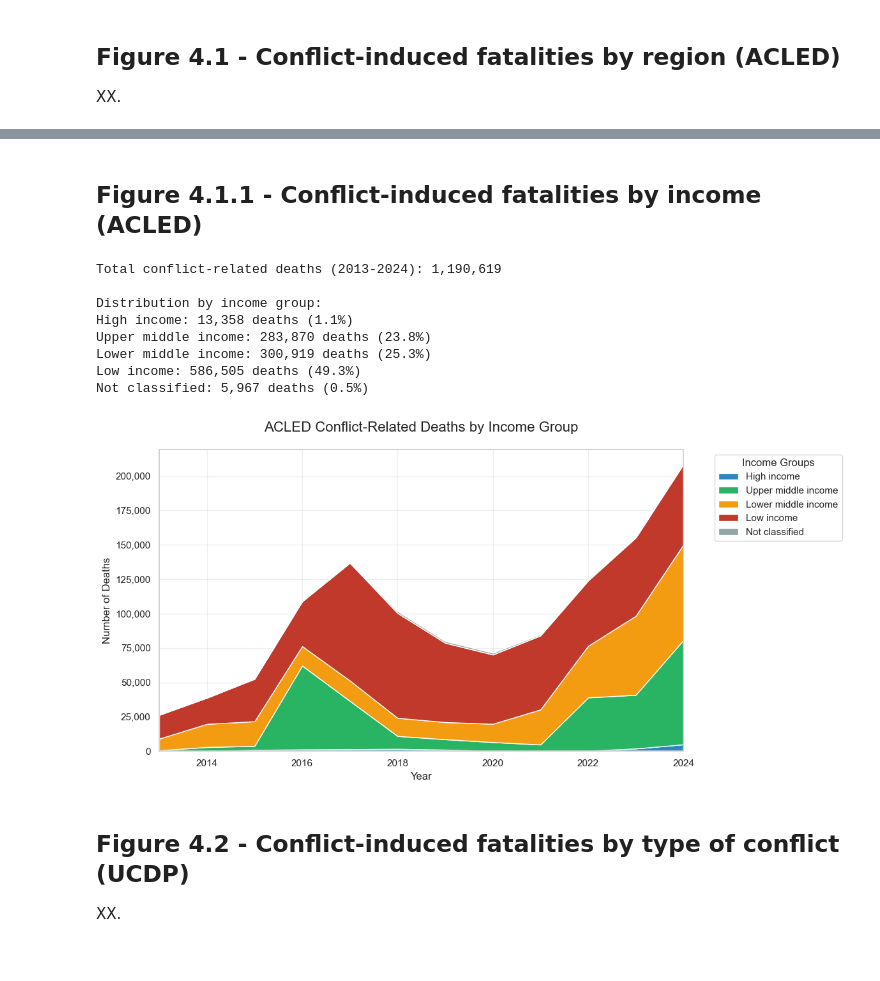
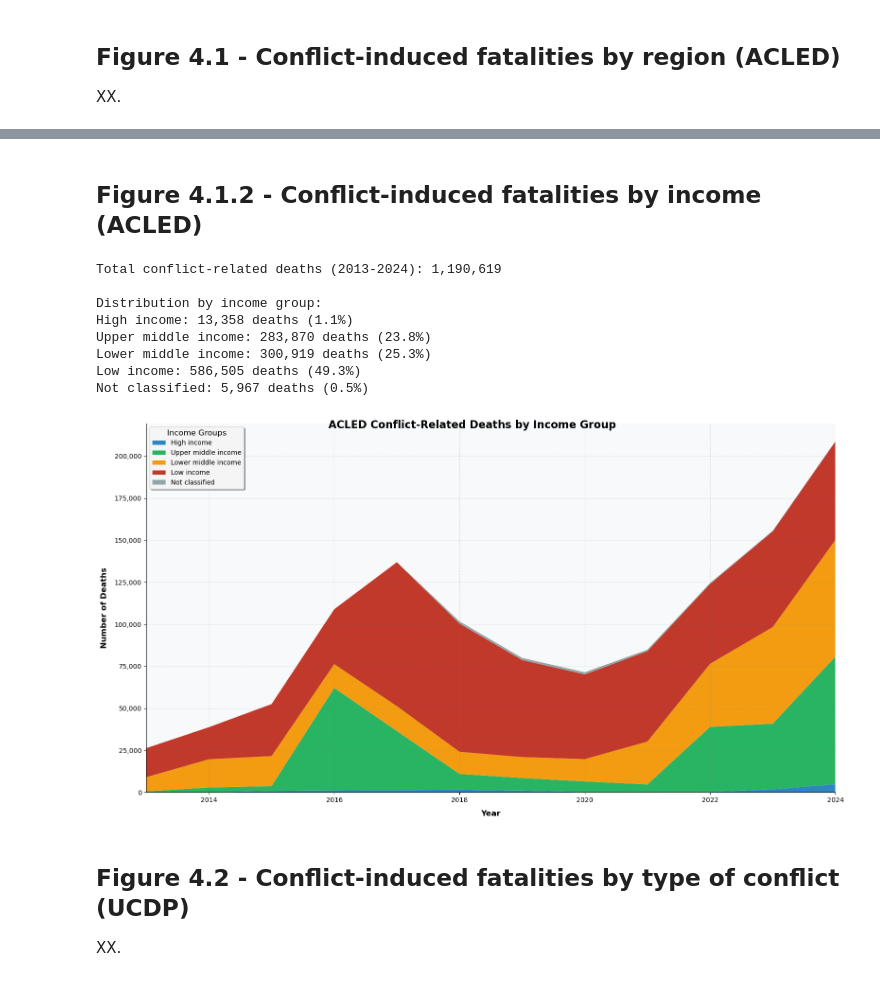
Before and after one commit to mglpurroy/slide-deck-analytics-1, a Jupyter notebook: _sources/notebooks/main.ipynb, the cells around one changed output, grey strips where cells are left out. Drawn from its saved outputs; the diff is of its cells as text; code cells hidden in the pictures.

Commit message:
Resolve merge conflicts - 02132025

```diff
--- a/_sources/notebooks/main.ipynb
+++ b/_sources/notebooks/main.ipynb
@@ -505,5 +656,5 @@ plot.show()
 # %% [markdown]
-## Figure 4.1.1 - Conflict-induced fatalities by income (ACLED)
+## Figure 4.1.2 - Conflict-induced fatalities by income (ACLED)
 # %%
 lend_group_path = os.path.join(data_dir, 'lend_group.xlsx')
 
@@ -517,21 +668,19 @@ def plot_acled_income_deaths(df_acled_crd, lend_group_path):
         DataFrame with columns: iso3, year, month, ACLED_conflict_related_deaths
     lend_group_path : str
         Path to the lending group Excel file
+    """
+    import os
+    import pandas as pd
+    import matplotlib.pyplot as plt
+    import matplotlib.patches as patches
 
-    Returns:
-    --------
-    matplotlib.pyplot
-        Stacked area plot of deaths by income group
-    """
     # Read lending group data
-    import pandas as pd
     lend_group = pd.read_excel(lend_group_path)
 
-    # Create a copy of the DataFrame to avoid modifying the original
+    # Create a copy of the DataFrame
     df = df_acled_crd.copy()
 
     # Merge with lending group data
-    # Assuming 'Code' is the ISO3 code column in lend_group
     df = df.merge(lend_group[['Code', 'Income group']],
                  left_on='iso3',
                  right_on='Code',
@@ -564,8 +713,11 @@ def plot_acled_income_deaths(df_acled_crd, lend_group_path):
     # Filter for years 2013-2024
     yearly_income_deaths = yearly_income_deaths.loc[2013:2024]
 
-    # Create the stacked area plot
-    plt.figure(figsize=(12, 6))
+    # Create plot
+    plt.style.use('default')
+    fig, ax = plt.subplots(figsize=(16, 9))
+    ax.set_facecolor('#F8F9FA')
+    fig.patch.set_facecolor('white')
 
     # Color palette for income groups
     colors = {
@@ -577,51 +729,71 @@ def plot_acled_income_deaths(df_acled_crd, lend_group_path):
     }
 
     # Plot stacked area
-    plt.stackplot(yearly_income_deaths.index,
-                 [yearly_income_deaths[group] for group in income_groups],
-                 labels=income_groups,
-                 colors=[colors[group] for group in income_groups])
+    ax.stackplot(yearly_income_deaths.index,
+                [yearly_income_deaths[group] for group in income_groups],
+                labels=income_groups,
+                colors=[colors[group] for group in income_groups])
 
-    # Styling
-    plt.title('ACLED Conflict-Related Deaths by Income Group', fontsize=16, pad=20)
-    plt.xlabel('Year', fontsize=12)
-    plt.ylabel('Number of Deaths', fontsize=12)
-    plt.legend(title='Income Groups',
-              bbox_to_anchor=(1.05, 1),
-              loc='upper left',
-              frameon=True)
-    plt.xlim(2013, 2024)
-    plt.grid(True, alpha=0.3)
+    # Customize axes
+    ax.spines['top'].set_visible(False)
+    ax.spines['right'].set_visible(False)
+    ax.tick_params(labelsize=10)
+
+    # Add grid
+    ax.grid(True, linestyle='--', alpha=0.2, color='gray', zorder=0)
+
+    # Add labels and title
+    plt.suptitle('ACLED Conflict-Related Deaths by Income Group',
+                fontsize=16, fontweight='bold', y=0.95)
+    plt.title('',
+             fontsize=12, style='italic', alpha=0.7, pad=20)
+    ax.set_xlabel('Year', fontsize=12, fontweight='bold', labelpad=10)
+    ax.set_ylabel('Number of Deaths', fontsize=12, fontweight='bold', labelpad=10)
+
+    # Set axis limits
+    ax.set_xlim(2013, 2024)
+
+    # Add legend with enhanced styling
+    legend = ax.legend(title='Income Groups',
+                      loc='upper left',
+                      frameon=True,
+                      fancybox=True,
+                      shadow=True,
+                      fontsize=10,
+                      title_fontsize=12)
+    legend.get_frame().set_facecolor('white')
+    legend.get_frame().set_alpha(0.9)
 
     # Format y-axis with thousands separator
-    plt.gca().yaxis.set_major_formatter(plt.FuncFormatter(lambda x, p: format(int(x), ',')))
+    ax.yaxis.set_major_formatter(plt.FuncFormatter(lambda x, p: format(int(x), ',')))
 
-    # Add summary statistics
+    # Calculate and print summary statistics
     total_deaths = yearly_income_deaths.sum().sum()
     print(f"\nTotal conflict-related deaths (2013-2024): {total_deaths:,.0f}")
 
-    # Print percentage by income group
     print("\nDistribution by income group:")
     for group in income_groups:
         group_total = yearly_income_deaths[group].sum()
         percentage = (group_total / total_deaths) * 100
         print(f"{group}: {group_total:,.0f} deaths ({percentage:.1f}%)")
 
+    # Adjust layout
     plt.tight_layout()
+
     return plt
 
 plot = plot_acled_income_deaths(df_acled_crd, lend_group_path)
 plot.show()
 # %% [output]
 Total conflict-related deaths (2013-2024): 1,190,619
 
 Distribution by income group:
 High income: 13,358 deaths (1.1%)
 Upper middle income: 283,870 deaths (23.8%)
 Lower middle income: 300,919 deaths (25.3%)
 Low income: 586,505 deaths (49.3%)
 Not classified: 5,967 deaths (0.5%)
-[figure, old version]
+[figure, new version]
 # %% [markdown]
 ## Figure 4.2 - Conflict-induced fatalities by type of conflict (UCDP)
 XX.
```
Also changed, not shown: parts of 18 cells of this notebook, 25 other files.
